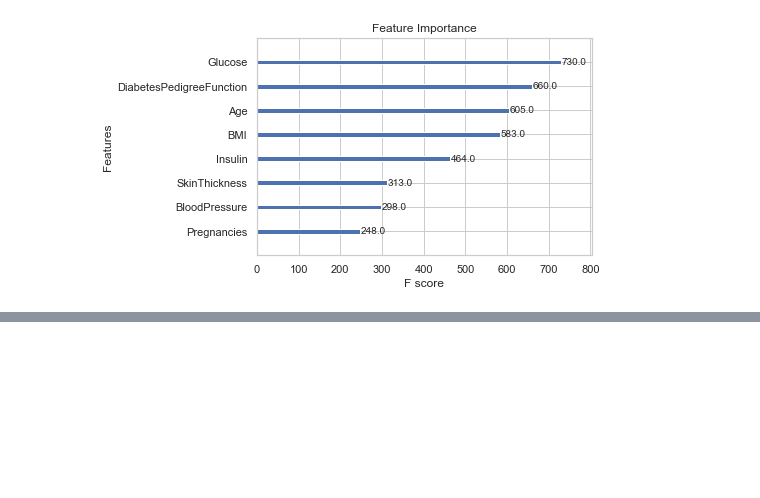
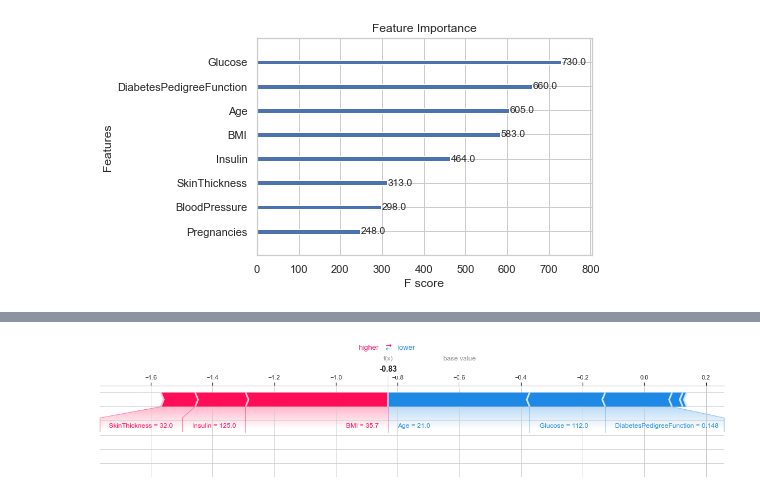
Before and after one commit to zychen1017/ML-Model, a Jupyter notebook: diabete dataset.ipynb, the cells around one changed output, grey strips where cells are left out. Drawn from its saved outputs; the diff is of its cells as text; code cells hidden in the pictures; blank space fills up the shorter version.

```diff
--- a/diabete dataset.ipynb
+++ b/diabete dataset.ipynb
@@ -508,0 +503,5 @@ shap.summary_plot(shap_values, X_test, plot_type="bar")
+# %%
+# Generate a force plot for a single prediction
+shap.force_plot(explainer.expected_value, shap_values[1].values, X_test.iloc[1], matplotlib=True)
+# %% [output]
+[figure, added]
```
Also changed, not shown: parts of 6 cells of this notebook.
